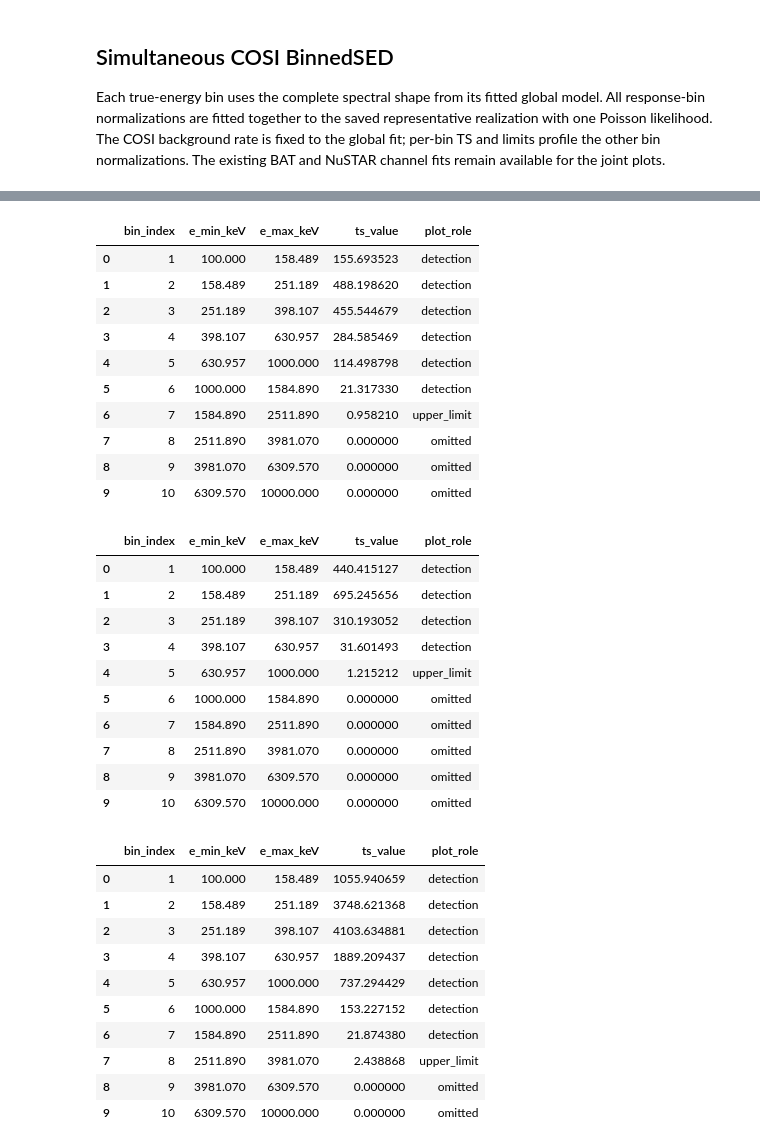
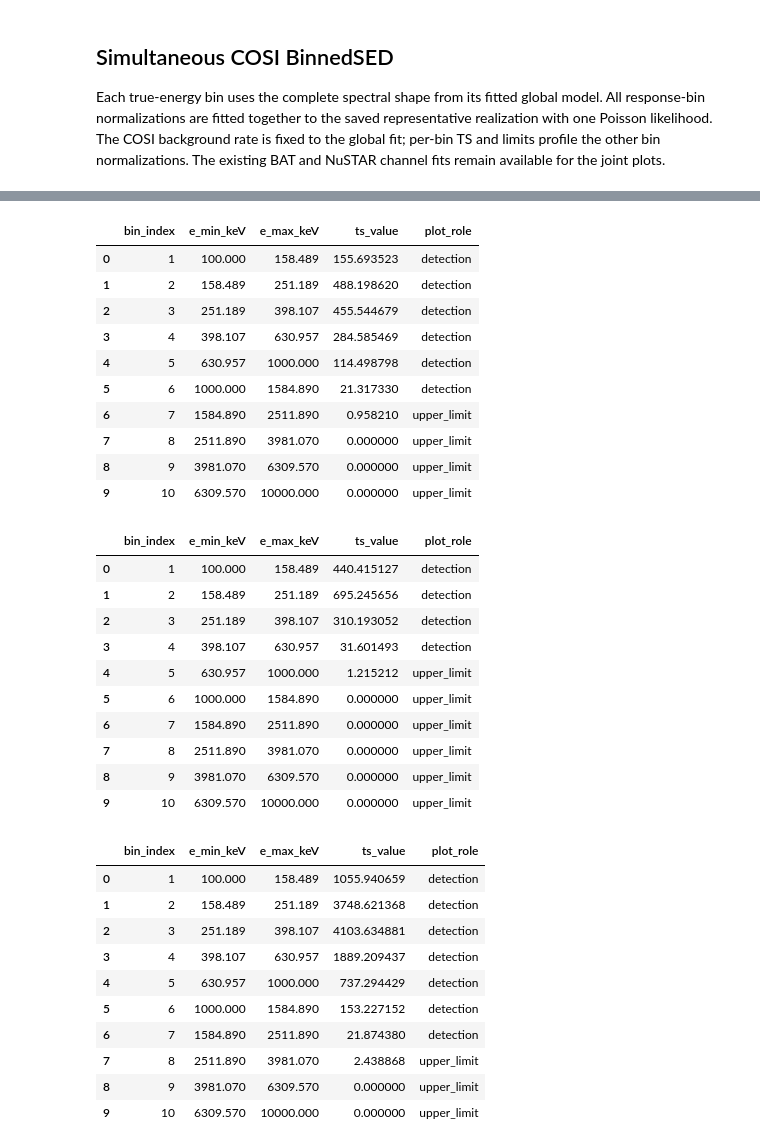
Before and after one commit to parshadkp/cosipy, a Jupyter notebook: docs/tutorials/spectral_fits/continuum_fit/AGN/Fluctuate_True/NGC4151_Paper_Plots_TH_Fluctuate_True.ipynb, the cells around one changed output, grey strips where cells are left out. Cells and saved outputs as stored; diff of their text form; code cells hidden in the pictures.

```diff
--- a/docs/tutorials/spectral_fits/continuum_fit/AGN/Fluctuate_True/NGC4151_Paper_Plots_TH_Fluctuate_True.ipynb
+++ b/docs/tutorials/spectral_fits/continuum_fit/AGN/Fluctuate_True/NGC4151_Paper_Plots_TH_Fluctuate_True.ipynb
@@ -1942,52 +1943,55 @@ display(thermal_cosi_sed_df[["bin_index", "e_min_keV", "e_max_keV", "ts_value",
 # %%
-from agn_binned_sed_fit_utils import fit_global_binned_sed
+from agn_binned_sed_fit_utils import fit_global_binned_sed, classify_sed_ts_only
 
 thermal_cosi_sed_df_ec1000 = fit_global_binned_sed(
     global_results=results_sed_ec1000, global_plugin=cosi_ec1000,
     source_name='source2', dr_path=dr,
     sc_orientation=sc_orientation, longitude_deg=l, latitude_deg=b,
-    background_pseudocount=BACKGROUND_PSEUDOCOUNT, label='ec1000_3m',
+    background_pseudocount=BACKGROUND_PSEUDOCOUNT, free_background=False, label='ec1000_3m',
 )
+thermal_cosi_sed_df_ec1000 = classify_sed_ts_only(thermal_cosi_sed_df_ec1000)
 display(thermal_cosi_sed_df_ec1000[["bin_index", "e_min_keV", "e_max_keV", "ts_value", "plot_role"]])
 
 thermal_cosi_sed_df_24m = fit_global_binned_sed(
     global_results=results_sed_24m, global_plugin=cosi_24m,
     source_name='source1', dr_path=dr,
     sc_orientation=sc_orientation_24m, longitude_deg=l, latitude_deg=b,
-    background_pseudocount=BACKGROUND_PSEUDOCOUNT, label='ec203_24m',
+    background_pseudocount=BACKGROUND_PSEUDOCOUNT, free_background=False, label='ec203_24m',
 )
+thermal_cosi_sed_df_24m = classify_sed_ts_only(thermal_cosi_sed_df_24m)
 display(thermal_cosi_sed_df_24m[["bin_index", "e_min_keV", "e_max_keV", "ts_value", "plot_role"]])
 
 thermal_cosi_sed_df_ec1000_24m = fit_global_binned_sed(
     global_results=results_sed_ec1000_24m, global_plugin=cosi_ec1000_24m,
     source_name='source2', dr_path=dr,
     sc_orientation=sc_orientation_24m, longitude_deg=l, latitude_deg=b,
-    background_pseudocount=BACKGROUND_PSEUDOCOUNT, label='ec1000_24m',
+    background_pseudocount=BACKGROUND_PSEUDOCOUNT, free_background=False, label='ec1000_24m',
 )
+thermal_cosi_sed_df_ec1000_24m = classify_sed_ts_only(thermal_cosi_sed_df_ec1000_24m)
 display(thermal_cosi_sed_df_ec1000_24m[["bin_index", "e_min_keV", "e_max_keV", "ts_value", "plot_role"]])
 # %% [output]
 |  | bin_index | e_min_keV | e_max_keV | ts_value | plot_role |
 | 0 | 1 | 100.000 | 158.489 | 155.693523 | detection |
 | 1 | 2 | 158.489 | 251.189 | 488.198620 | detection |
 | 2 | 3 | 251.189 | 398.107 | 455.544679 | detection |
 | 3 | 4 | 398.107 | 630.957 | 284.585469 | detection |
 | 4 | 5 | 630.957 | 1000.000 | 114.498798 | detection |
 | 5 | 6 | 1000.000 | 1584.890 | 21.317330 | detection |
 | 6 | 7 | 1584.890 | 2511.890 | 0.958210 | upper_limit |
-| 7 | 8 | 2511.890 | 3981.070 | 0.000000 | omitted |
-| 8 | 9 | 3981.070 | 6309.570 | 0.000000 | omitted |
-| 9 | 10 | 6309.570 | 10000.000 | 0.000000 | omitted |
+| 7 | 8 | 2511.890 | 3981.070 | 0.000000 | upper_limit |
+| 8 | 9 | 3981.070 | 6309.570 | 0.000000 | upper_limit |
+| 9 | 10 | 6309.570 | 10000.000 | 0.000000 | upper_limit |
 |  | bin_index | e_min_keV | e_max_keV | ts_value | plot_role |
 | 0 | 1 | 100.000 | 158.489 | 440.415127 | detection |
 | 1 | 2 | 158.489 | 251.189 | 695.245656 | detection |
 | 2 | 3 | 251.189 | 398.107 | 310.193052 | detection |
 | 3 | 4 | 398.107 | 630.957 | 31.601493 | detection |
 | 4 | 5 | 630.957 | 1000.000 | 1.215212 | upper_limit |
-| 5 | 6 | 1000.000 | 1584.890 | 0.000000 | omitted |
-| 6 | 7 | 1584.890 | 2511.890 | 0.000000 | omitted |
-| 7 | 8 | 2511.890 | 3981.070 | 0.000000 | omitted |
-| 8 | 9 | 3981.070 | 6309.570 | 0.000000 | omitted |
-| 9 | 10 | 6309.570 | 10000.000 | 0.000000 | omitted |
+| 5 | 6 | 1000.000 | 1584.890 | 0.000000 | upper_limit |
+| 6 | 7 | 1584.890 | 2511.890 | 0.000000 | upper_limit |
+| 7 | 8 | 2511.890 | 3981.070 | 0.000000 | upper_limit |
+| 8 | 9 | 3981.070 | 6309.570 | 0.000000 | upper_limit |
+| 9 | 10 | 6309.570 | 10000.000 | 0.000000 | upper_limit |
 |  | bin_index | e_min_keV | e_max_keV | ts_value | plot_role |
 | 0 | 1 | 100.000 | 158.489 | 1055.940659 | detection |
 | 1 | 2 | 158.489 | 251.189 | 3748.621368 | detection |
@@ -1997,5 +2001,5 @@ display(thermal_cosi_sed_df_ec1000_24m[["bin_index", "e_min_keV", "e_max_keV", "
 | 5 | 6 | 1000.000 | 1584.890 | 153.227152 | detection |
 | 6 | 7 | 1584.890 | 2511.890 | 21.874380 | detection |
 | 7 | 8 | 2511.890 | 3981.070 | 2.438868 | upper_limit |
-| 8 | 9 | 3981.070 | 6309.570 | 0.000000 | omitted |
-| 9 | 10 | 6309.570 | 10000.000 | 0.000000 | omitted |
+| 8 | 9 | 3981.070 | 6309.570 | 0.000000 | upper_limit |
+| 9 | 10 | 6309.570 | 10000.000 | 0.000000 | upper_limit |
```
Also changed, not shown: parts of 8 cells of this notebook, 10 other files.
